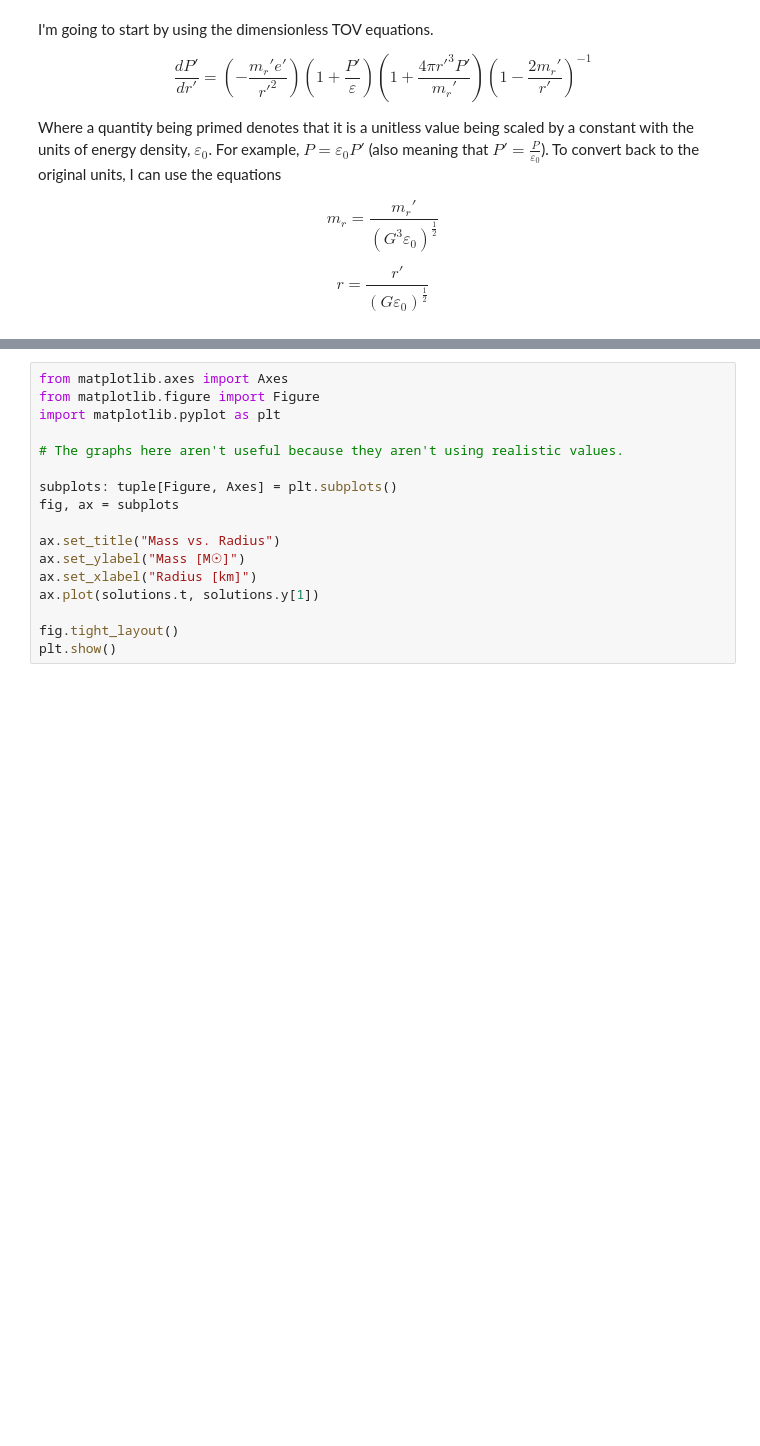
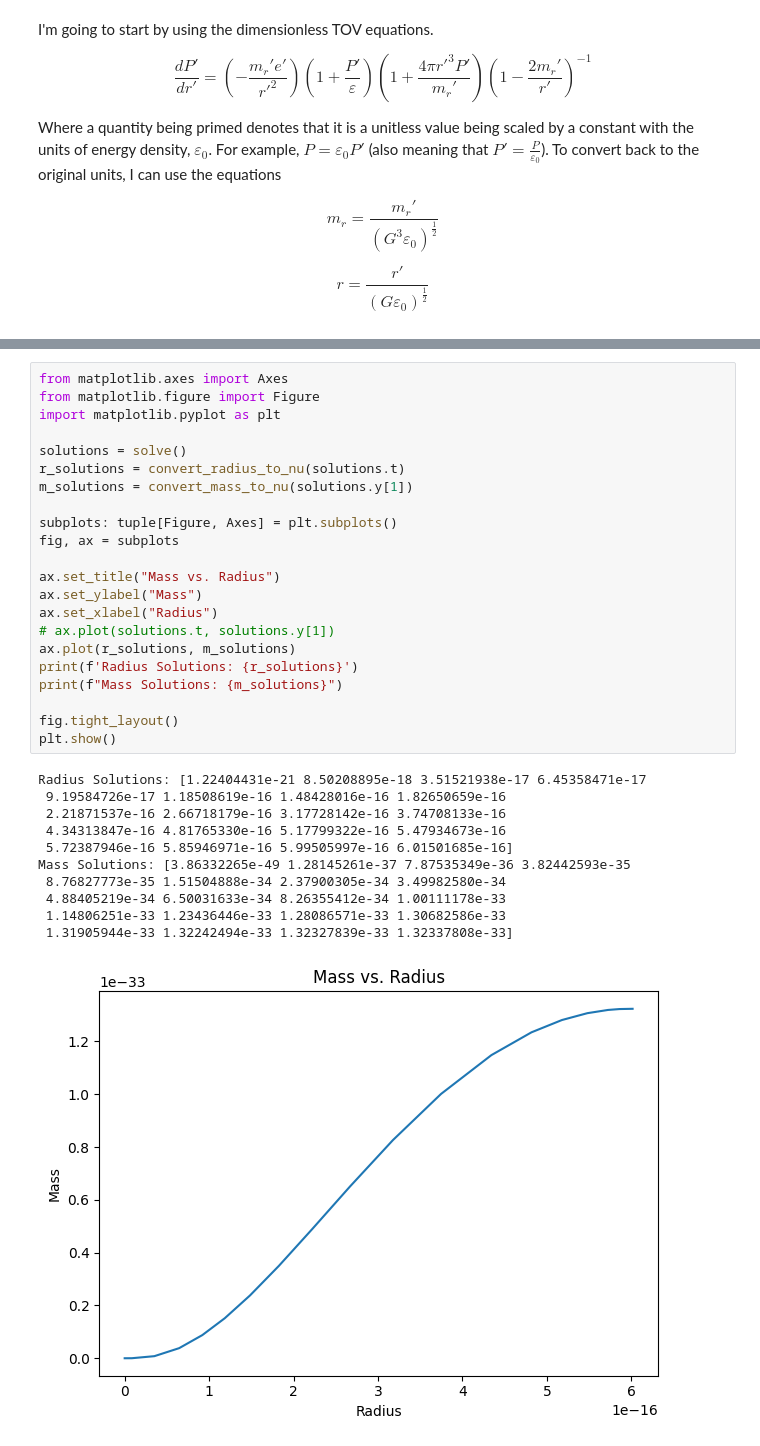
Before and after one commit to EHMD28/learn-scipy, a Jupyter notebook: tov/tov_scaled.ipynb, the cells around one changed output, grey strips where cells are left out. Cells and saved outputs as stored; diff of their text form; blank space fills up the shorter version.

```diff
--- a/tov/tov_scaled.ipynb
+++ b/tov/tov_scaled.ipynb
@@ -171,17 +184,34 @@ Enclosed Mass: 0.14348667254157188
 # %%
 from matplotlib.axes import Axes
 from matplotlib.figure import Figure
 import matplotlib.pyplot as plt
 
-# The graphs here aren't useful because they aren't using realistic values.
+solutions = solve()
+r_solutions = convert_radius_to_nu(solutions.t)
+m_solutions = convert_mass_to_nu(solutions.y[1])
 
 subplots: tuple[Figure, Axes] = plt.subplots()
 fig, ax = subplots
 
 ax.set_title("Mass vs. Radius")
-ax.set_ylabel("Mass [M☉]")
-ax.set_xlabel("Radius [km]")
-ax.plot(solutions.t, solutions.y[1])
+ax.set_ylabel("Mass")
+ax.set_xlabel("Radius")
+# ax.plot(solutions.t, solutions.y[1])
+ax.plot(r_solutions, m_solutions)
+print(f'Radius Solutions: {r_solutions}')
+print(f"Mass Solutions: {m_solutions}")
 
 fig.tight_layout()
 plt.show()
+# %% [output]
+Radius Solutions: [1.22404431e-21 8.50208895e-18 3.51521938e-17 6.45358471e-17
+ 9.19584726e-17 1.18508619e-16 1.48428016e-16 1.82650659e-16
+ 2.21871537e-16 2.66718179e-16 3.17728142e-16 3.74708133e-16
+ 4.34313847e-16 4.81765330e-16 5.17799322e-16 5.47934673e-16
+ 5.72387946e-16 5.85946971e-16 5.99505997e-16 6.01501685e-16]
+Mass Solutions: [3.86332265e-49 1.28145261e-37 7.87535349e-36 3.82442593e-35
+ 8.76827773e-35 1.51504888e-34 2.37900305e-34 3.49982580e-34
+ 4.88405219e-34 6.50031633e-34 8.26355412e-34 1.00111178e-33
+ 1.14806251e-33 1.23436446e-33 1.28086571e-33 1.30682586e-33
+ 1.31905944e-33 1.32242494e-33 1.32327839e-33 1.32337808e-33]
+[figure, added]
```
Also changed, not shown: parts of 3 cells of this notebook.
